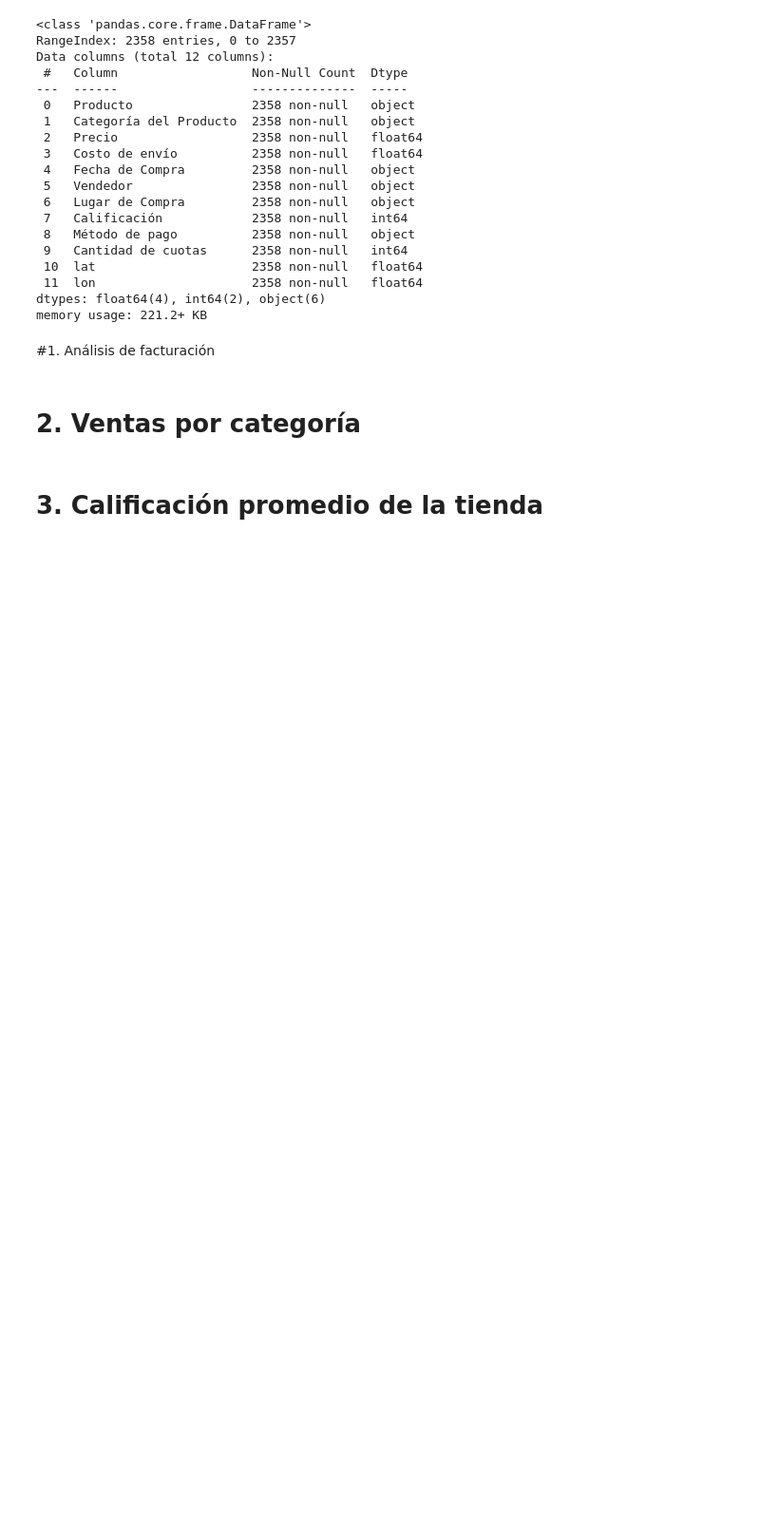
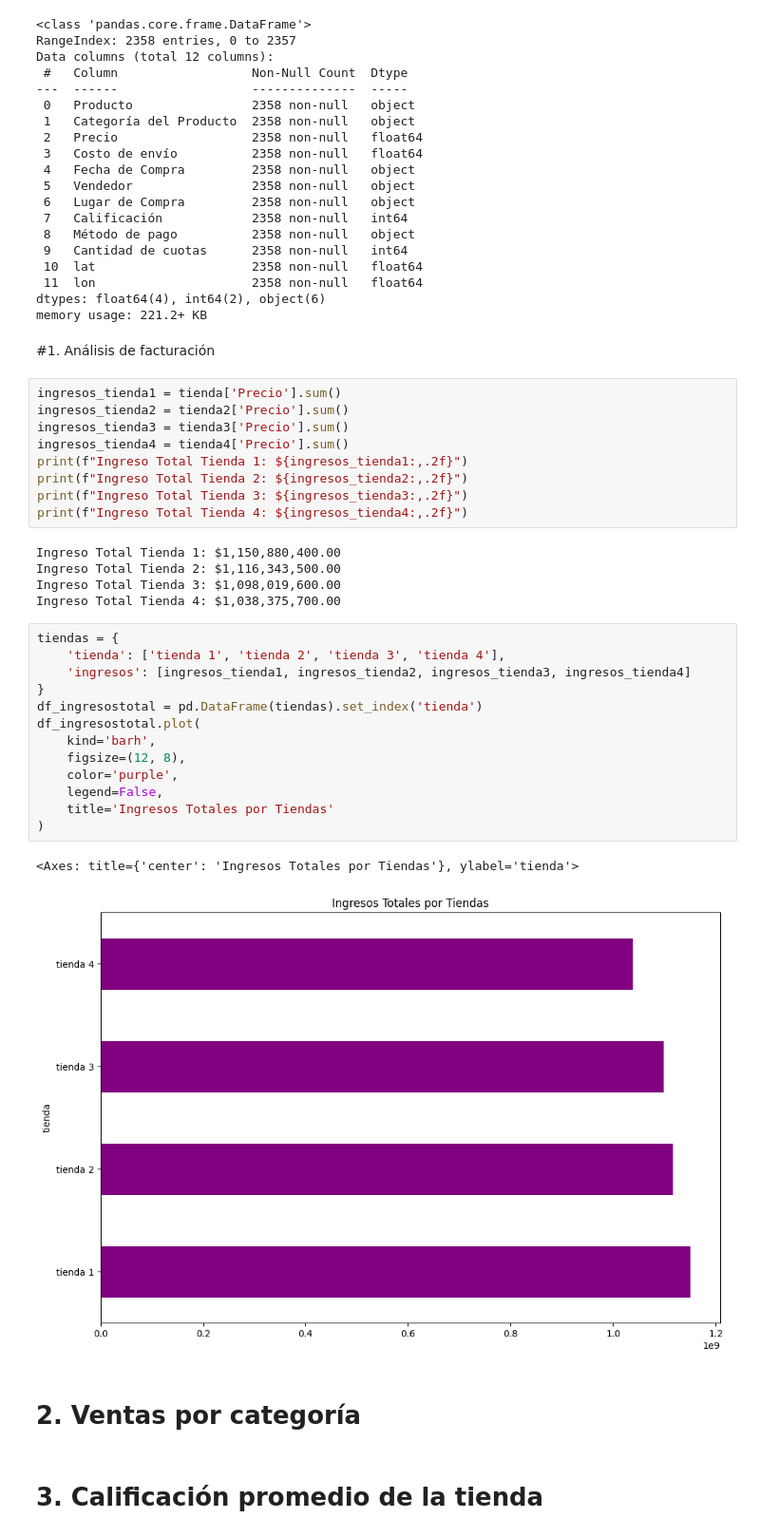
Before and after one commit to Nancy-Velazquez/AluraStoreLatam, a Jupyter notebook: AluraStoreLatam.ipynb, the cells around one changed output. Shown at 95% size. Cells and saved outputs as stored; diff of their text form; blank space fills up the shorter version.

```diff
--- a/AluraStoreLatam.ipynb
+++ b/AluraStoreLatam.ipynb
@@ -175,6 +175,36 @@ dtypes: float64(4), int64(2), object(6)
 memory usage: 221.2+ KB
 # %% [markdown]
 #1. Análisis de facturación
+# %%
+ingresos_tienda1 = tienda['Precio'].sum()
+ingresos_tienda2 = tienda2['Precio'].sum()
+ingresos_tienda3 = tienda3['Precio'].sum()
+ingresos_tienda4 = tienda4['Precio'].sum()
+print(f"Ingreso Total Tienda 1: ${ingresos_tienda1:,.2f}")
+print(f"Ingreso Total Tienda 2: ${ingresos_tienda2:,.2f}")
+print(f"Ingreso Total Tienda 3: ${ingresos_tienda3:,.2f}")
+print(f"Ingreso Total Tienda 4: ${ingresos_tienda4:,.2f}")
+# %% [output]
+Ingreso Total Tienda 1: $1,150,880,400.00
+Ingreso Total Tienda 2: $1,116,343,500.00
+Ingreso Total Tienda 3: $1,098,019,600.00
+Ingreso Total Tienda 4: $1,038,375,700.00
+# %%
+tiendas = {
+    'tienda': ['tienda 1', 'tienda 2', 'tienda 3', 'tienda 4'],
+    'ingresos': [ingresos_tienda1, ingresos_tienda2, ingresos_tienda3, ingresos_tienda4]
+}
+df_ingresostotal = pd.DataFrame(tiendas).set_index('tienda')
+df_ingresostotal.plot(
+    kind='barh',
+    figsize=(12, 8),
+    color='purple',
+    legend=False,
+    title='Ingresos Totales por Tiendas'
+)
+# %% [output]
+<Axes: title={'center': 'Ingresos Totales por Tiendas'}, ylabel='tienda'>
+[figure, added]
 # %% [markdown]
 # 2. Ventas por categoría
 # %% [markdown]
```
